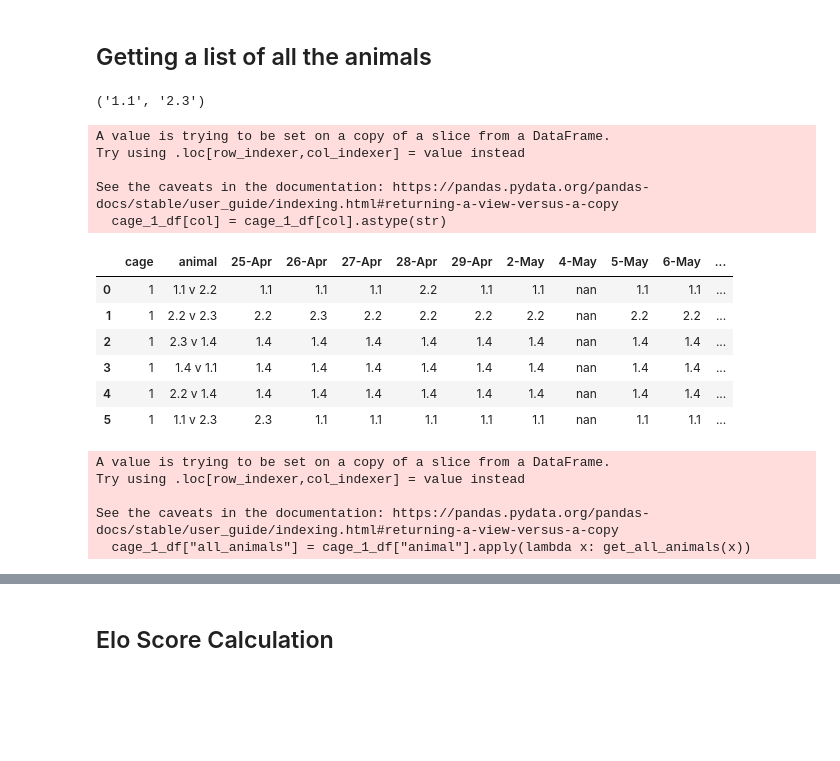
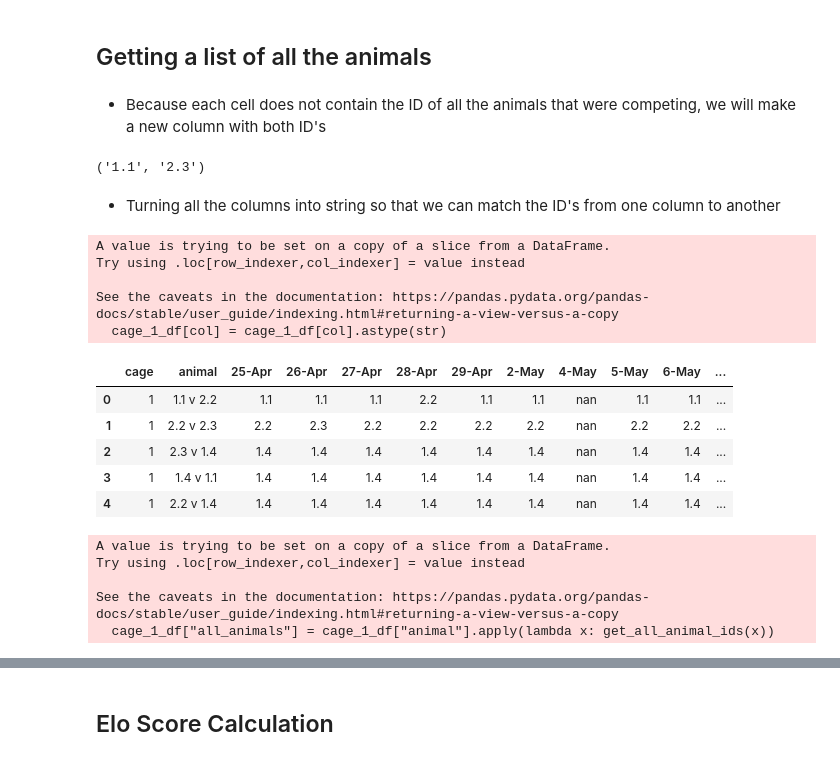
Before and after one commit to padillacoreanolab/literature_review_processing, a Jupyter notebook: results/elo_score_testing/elo_score_testing.ipynb, the cells around one changed output, grey strips where cells are left out. Cells and saved outputs as stored; diff of their text form; code cells hidden in the pictures; blank space fills up the shorter version.

```diff
--- a/results/elo_score_testing/elo_score_testing.ipynb
+++ b/results/elo_score_testing/elo_score_testing.ipynb
@@ -50,0 +48,2 @@ def get_all_animals(animal_string):
+# %% [markdown]
+- Because each cell does not contain the ID of all the animals that were competing, we will make a new column with both ID's
@@ -53,5 +69,7 @@ print(get_all_animals("1.1 v 2.3"))
 # %% [output]
 ('1.1', '2.3')
+# %% [markdown]
+- Turning all the columns into string so that we can match the ID's from one column to another
 # %%
 for col in cage_1_df.columns:
     cage_1_df[col] = cage_1_df[col].astype(str)
@@ -62,20 +80,19 @@ Try using .loc[row_indexer,col_indexer] = value instead
 See the caveats in the documentation: https://pandas.pydata.org/pandas-docs/stable/user_guide/indexing.html#returning-a-view-versus-a-copy
   cage_1_df[col] = cage_1_df[col].astype(str)
 # %%
-cage_1_df
+cage_1_df.head()
 # %% [output]
 |  | cage | animal | 25-Apr | 26-Apr | 27-Apr | 28-Apr | 29-Apr | 2-May | 4-May | 5-May | 6-May | ... |
 | 0 | 1 | 1.1 v 2.2 | 1.1 | 1.1 | 1.1 | 2.2 | 1.1 | 1.1 | nan | 1.1 | 1.1 | ... |
 | 1 | 1 | 2.2 v 2.3 | 2.2 | 2.3 | 2.2 | 2.2 | 2.2 | 2.2 | nan | 2.2 | 2.2 | ... |
 | 2 | 1 | 2.3 v 1.4 | 1.4 | 1.4 | 1.4 | 1.4 | 1.4 | 1.4 | nan | 1.4 | 1.4 | ... |
 | 3 | 1 | 1.4 v 1.1 | 1.4 | 1.4 | 1.4 | 1.4 | 1.4 | 1.4 | nan | 1.4 | 1.4 | ... |
 | 4 | 1 | 2.2 v 1.4 | 1.4 | 1.4 | 1.4 | 1.4 | 1.4 | 1.4 | nan | 1.4 | 1.4 | ... |
-| 5 | 1 | 1.1 v 2.3 | 2.3 | 1.1 | 1.1 | 1.1 | 1.1 | 1.1 | nan | 1.1 | 1.1 | ... |
 # %%
-cage_1_df["all_animals"] = cage_1_df["animal"].apply(lambda x: get_all_animals(x))
+cage_1_df["all_animals"] = cage_1_df["animal"].apply(lambda x: get_all_animal_ids(x))
 # %% [output]
 A value is trying to be set on a copy of a slice from a DataFrame.
 Try using .loc[row_indexer,col_indexer] = value instead
 
 See the caveats in the documentation: https://pandas.pydata.org/pandas-docs/stable/user_guide/indexing.html#returning-a-view-versus-a-copy
-  cage_1_df["all_animals"] = cage_1_df["animal"].apply(lambda x: get_all_animals(x))
+  cage_1_df["all_animals"] = cage_1_df["animal"].apply(lambda x: get_all_animal_ids(x))
```
Also changed, not shown: parts of 19 cells of this notebook.
